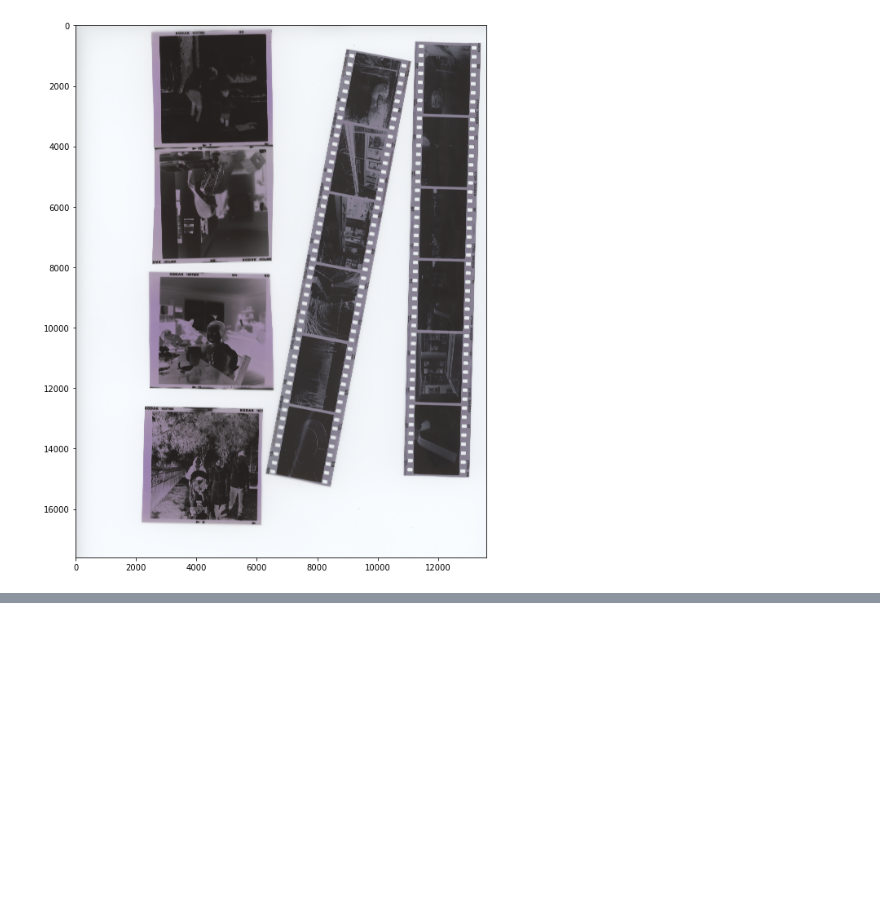
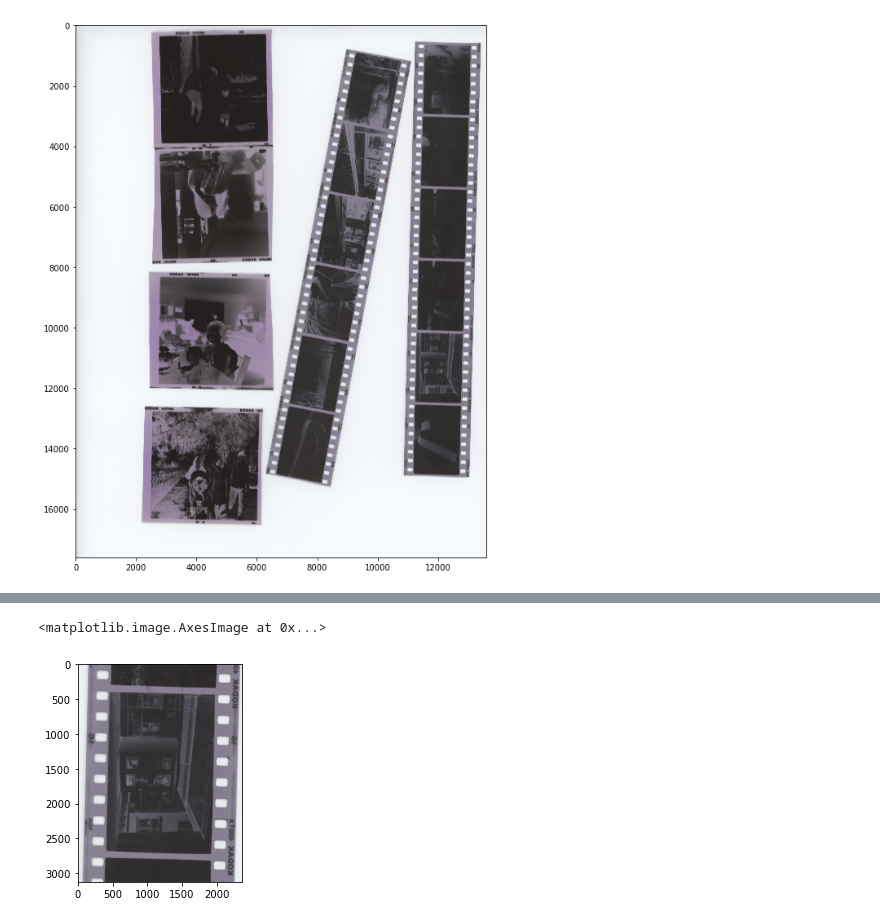
Before and after one commit to danielsuo/photo, a Jupyter notebook: notebooks/2021-01-19 detect frame.ipynb, the cells around one changed output, grey strips where cells are left out. Saved outputs shown, nothing was run; the diff lists cells and outputs as text; code cells hidden in the pictures; blank space fills up the shorter version.

```diff
--- a/notebooks/2021-01-19 detect frame.ipynb
+++ b/notebooks/2021-01-19 detect frame.ipynb
@@ -262,0 +75,9 @@ d2.max()
+# %%
+for box in boxes:
+    box = [int(b) for b in box]
+    box = im[box[2]:box[3], box[0]:box[1]]
+# %%
+plt.imshow(box, cmap="gray")
+# %% [output]
+<matplotlib.image.AxesImage at 0x...>
+[figure, added]
```
Also changed, not shown: parts of 37 cells of this notebook, 2 other files.
